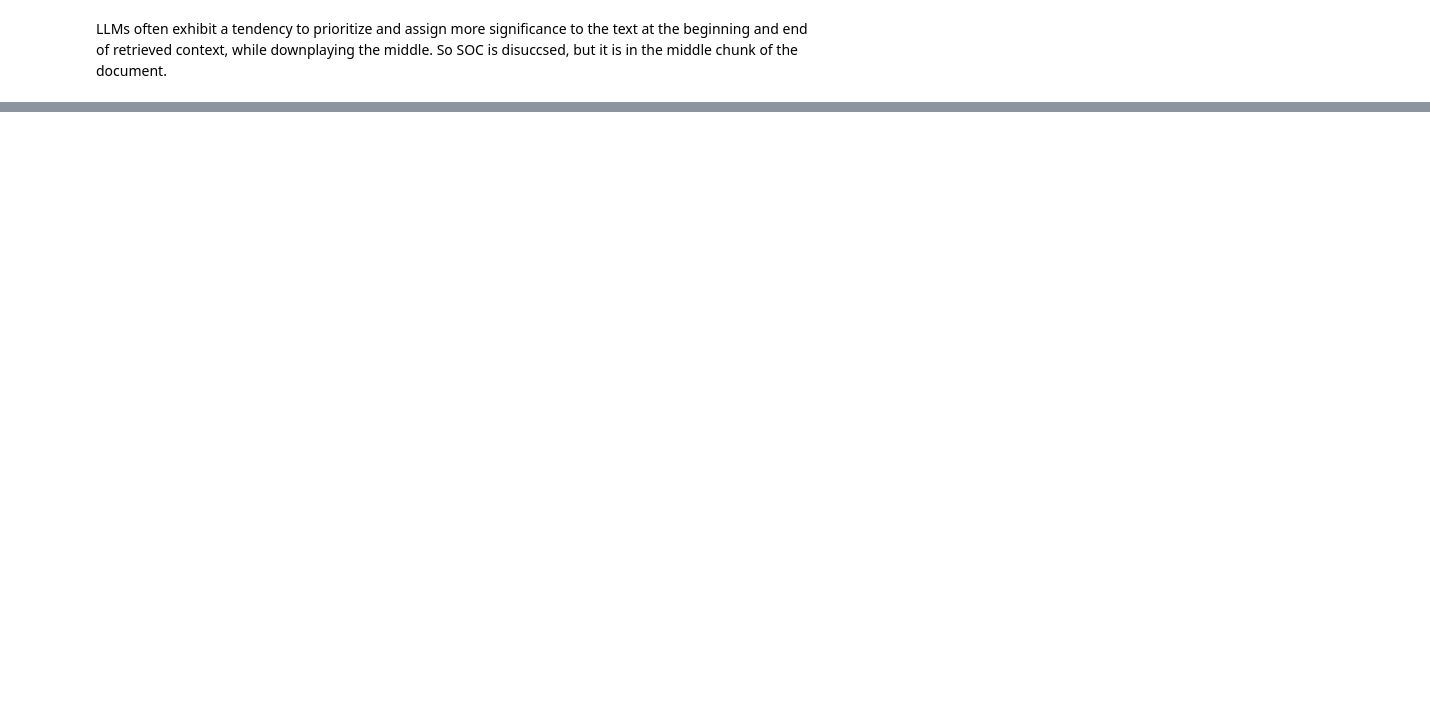
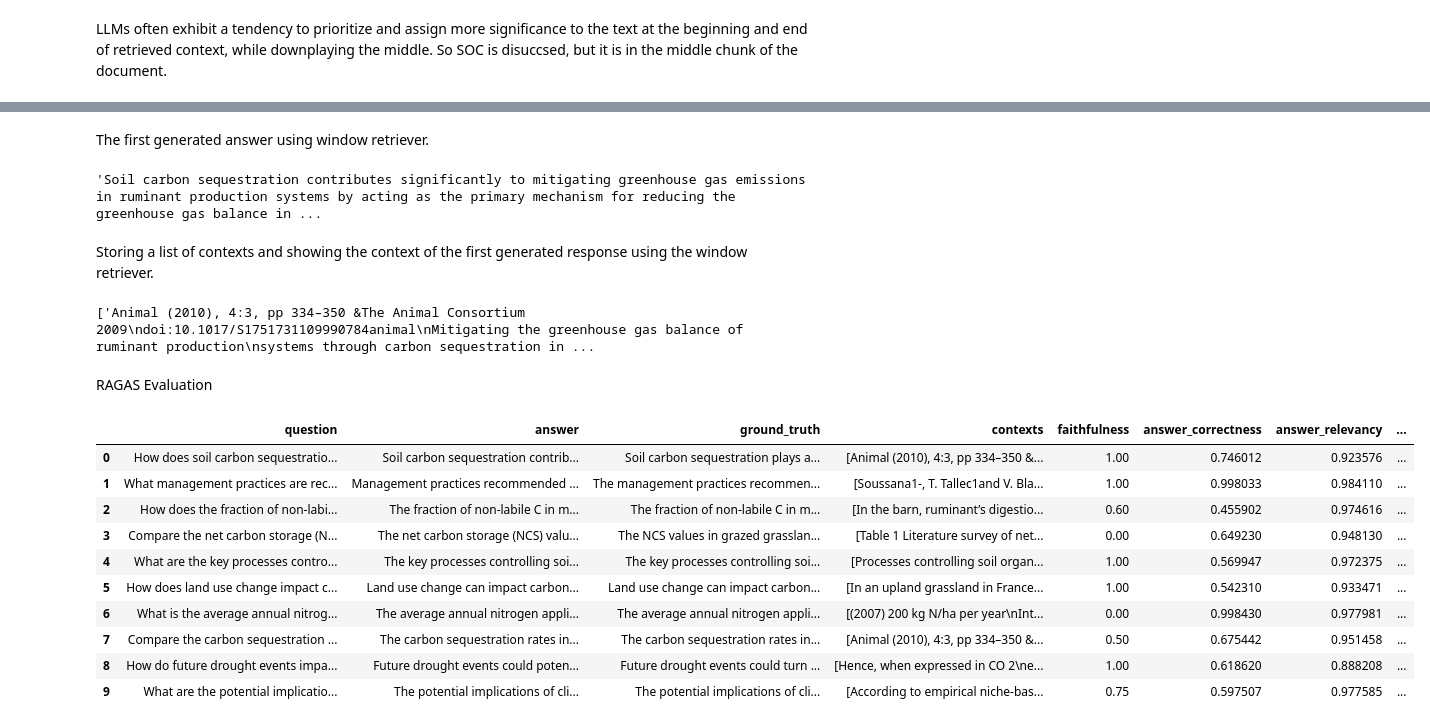
Before and after one commit to saadenr/LlamaChat-RAG-S2B, a Jupyter notebook: main.ipynb, the cells around one changed output, grey strips where cells are left out. Cells and saved outputs as stored; diff of their text form; code cells hidden in the pictures; blank space fills up the shorter version.

Commit message:
Evaluating the window retrieval method using RAGAS library

```diff
--- a/main.ipynb
+++ b/main.ipynb
@@ -263,0 +291,2 @@ So SOC is disuccsed, but it is in the middle chunk of the document.
+# %%
+eval_dataset = await dataset_generator.agenerate_dataset_from_nodes()
@@ -263,0 +319,17 @@ So SOC is disuccsed, but it is in the middle chunk of the document.
+# %%
+import asyncio
+
+# Define a function to get responses
+async def aget_responses(questions, query_engine, show_progress=True):
+    tasks = []
+    for question in questions:
+        tasks.append(query_engine.aquery(question))
+    return await asyncio.gather(*tasks)
+
+# Get responses using the defined function
+base_pred_responses = await aget_responses(eval_qs[:max_samples], base_query_engine, show_progress=True)
+pred_responses = await aget_responses(eval_qs[:max_samples], query_engine, show_progress=True)
+
+# Convert responses to strings
+pred_response_strs = [str(p) for p in pred_responses]
+base_pred_response_strs = [str(p) for p in base_pred_responses]
@@ -263,0 +348,49 @@ So SOC is disuccsed, but it is in the middle chunk of the document.
+# %% [markdown]
+The first generated answer using window retriever.
+# %%
+pred_response_strs[0]
+# %% [output]
+'Soil carbon sequestration contributes significantly to mitigating greenhouse gas emissions in ruminant production systems by acting as the primary mechanism for reducing the greenhouse gas balance in ...
+# %% [markdown]
+Storing a list of contexts and showing the context of the first generated response using the window retriever.
+# %%
+contexts = []
+
+for i in range(0, max_samples):
+    sublist = []
+    sublist.append(pred_responses[i].source_nodes[0].node.metadata['window'])
+    contexts.append(sublist)
+
+contexts[0]
+# %% [output]
+['Animal (2010), 4:3, pp 334–350 &The Animal Consortium 2009\ndoi:10.1017/S1751731109990784animal\nMitigating the greenhouse gas balance of ruminant production\nsystems through carbon sequestration in ...
+# %% [markdown]
+RAGAS Evaluation
+# %%
+from datasets import Dataset
+from ragas import evaluate
+from ragas.metrics import faithfulness, answer_correctness, answer_relevancy, answer_similarity
+
+data_samples = {
+    'question': eval_qs[:max_samples],
+    'answer': pred_response_strs[:max_samples],
+    'ground_truth': ref_response_strs[:max_samples],
+    'contexts': contexts[:max_samples]
+}
+
+dataset = Dataset.from_dict(data_samples)
+
+score = evaluate(dataset,metrics=[faithfulness, answer_correctness, answer_relevancy, answer_similarity])
+score.to_pandas()
+# %% [output]
+|  | question | answer | ground_truth | contexts | faithfulness | answer_correctness | answer_relevancy | ... |
+| 0 | How does soil carbon sequestratio... | Soil carbon sequestration contrib... | Soil carbon sequestration plays a... | [Animal (2010), 4:3, pp 334–350 &... | 1.00 | 0.746012 | 0.923576 | ... |
+| 1 | What management practices are rec... | Management practices recommended ... | The management practices recommen... | [Soussana1-, T. Tallec1and V. Bla... | 1.00 | 0.998033 | 0.984110 | ... |
+| 2 | How does the fraction of non-labi... | The fraction of non-labile C in m... | The fraction of non-labile C in m... | [In the barn, ruminant’s digestio... | 0.60 | 0.455902 | 0.974616 | ... |
+| 3 | Compare the net carbon storage (N... | The net carbon storage (NCS) valu... | The NCS values in grazed grasslan... | [Table 1 Literature survey of net... | 0.00 | 0.649230 | 0.948130 | ... |
+| 4 | What are the key processes contro... | The key processes controlling soi... | The key processes controlling soi... | [Processes controlling soil organ... | 1.00 | 0.569947 | 0.972375 | ... |
+| 5 | How does land use change impact c... | Land use change can impact carbon... | Land use change can impact carbon... | [In an upland grassland in France... | 1.00 | 0.542310 | 0.933471 | ... |
+| 6 | What is the average annual nitrog... | The average annual nitrogen appli... | The average annual nitrogen appli... | [(2007) 200 kg N/ha per year\nInt... | 0.00 | 0.998430 | 0.977981 | ... |
+| 7 | Compare the carbon sequestration ... | The carbon sequestration rates in... | The carbon sequestration rates in... | [Animal (2010), 4:3, pp 334–350 &... | 0.50 | 0.675442 | 0.951458 | ... |
+| 8 | How do future drought events impa... | Future drought events could poten... | Future drought events could turn ... | [Hence, when expressed in CO 2\ne... | 1.00 | 0.618620 | 0.888208 | ... |
+| 9 | What are the potential implicatio... | The potential implications of cli... | The potential implications of cli... | [According to empirical niche-bas... | 0.75 | 0.597507 | 0.977585 | ... |
```
Also changed, not shown: parts of 27 cells of this notebook, 5 other files.
